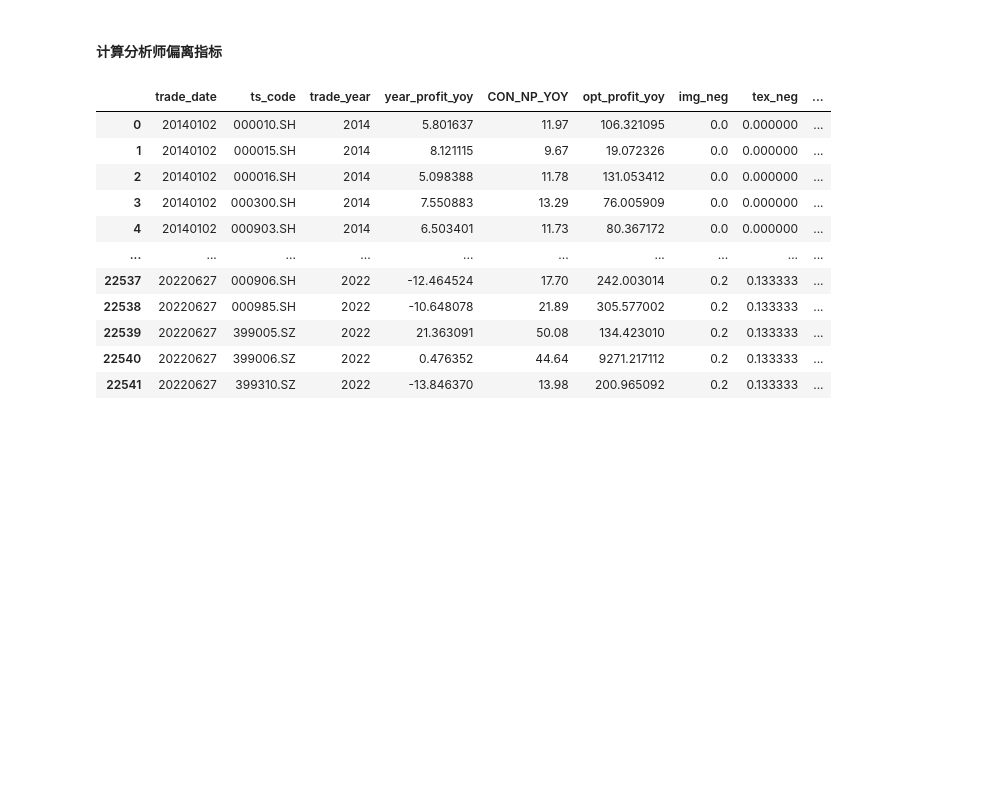
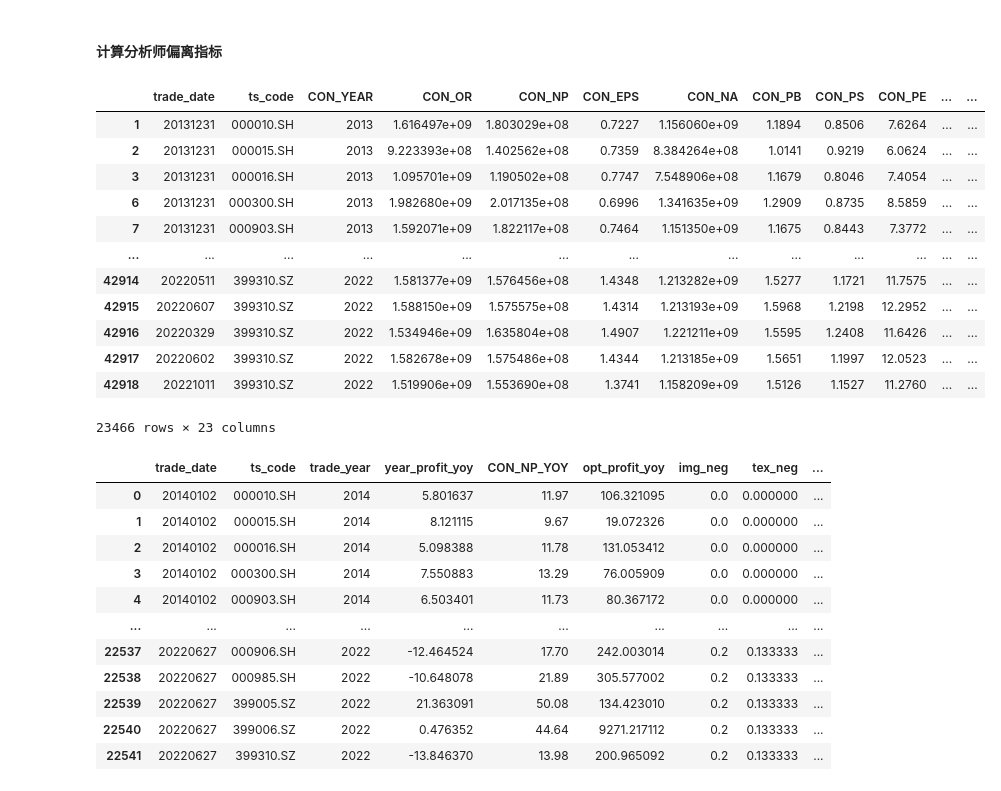
Before and after one commit to Colin-Bao/Investor-Sentiment, a Jupyter notebook: analyzer/IS-Analyst.ipynb, the cells around one changed output. Cells and saved outputs as stored; diff of their text form; code cells hidden in the pictures; blank space fills up the shorter version.

```diff
--- a/analyzer/IS-Analyst.ipynb
+++ b/analyzer/IS-Analyst.ipynb
@@ -142,6 +142,46 @@ data_loader.get_time_series()
 ## 2.多群体视角下的情绪分析
 # %% [markdown]
 #### 计算分析师偏离指标
+# %%
+def merge_profit_con():
+    """
+    合并指数基本面和一致预期
+    :return:
+    """
+    # 用于计算的数据
+
+    df_idx_con = data_loader.get_conidx_panel().reset_index()
+    df_profit = cudf.read_parquet(f'{DATASETS_PATH}IDX_PANEL_PROFIT.parquet').reset_index()
+
+    # 指数基本面板数据计算
+    df_idx_con['trade_year'] = df_idx_con['trade_date'] // 10000
+
+    # 利润数据
+    df_profit = df_profit.groupby(by=['trade_year', 'ts_code'], as_index=False, ).first()
+    df_profit['year_profit_l1'] = df_profit.groupby(by=['ts_code'], as_index=False, sort=True)['year_profit'].shift(1)
+
+    # yoy
+    df_profit['year_profit_yoy'] = 100 * ((df_profit['year_profit'] / df_profit['year_profit_l1']) - 1)
+
+    # 合并
+    return cudf.merge(df_idx_con, df_profit, on=['trade_year', 'ts_code'], how='left', sort=True).dropna(axis=0)
+
+
+merge_profit_con()
+# %% [output]
+|  | trade_date | ts_code | CON_YEAR | CON_OR | CON_NP | CON_EPS | CON_NA | CON_PB | CON_PS | CON_PE | ... | ... |
+| 1 | 20131231 | 000010.SH | 2013 | 1.616497e+09 | 1.803029e+08 | 0.7227 | 1.156060e+09 | 1.1894 | 0.8506 | 7.6264 | ... | ... |
+| 2 | 20131231 | 000015.SH | 2013 | 9.223393e+08 | 1.402562e+08 | 0.7359 | 8.384264e+08 | 1.0141 | 0.9219 | 6.0624 | ... | ... |
+| 3 | 20131231 | 000016.SH | 2013 | 1.095701e+09 | 1.190502e+08 | 0.7747 | 7.548906e+08 | 1.1679 | 0.8046 | 7.4054 | ... | ... |
+| 6 | 20131231 | 000300.SH | 2013 | 1.982680e+09 | 2.017135e+08 | 0.6996 | 1.341635e+09 | 1.2909 | 0.8735 | 8.5859 | ... | ... |
+| 7 | 20131231 | 000903.SH | 2013 | 1.592071e+09 | 1.822117e+08 | 0.7464 | 1.151350e+09 | 1.1675 | 0.8443 | 7.3772 | ... | ... |
+| ... | ... | ... | ... | ... | ... | ... | ... | ... | ... | ... | ... | ... |
+| 42914 | 20220511 | 399310.SZ | 2022 | 1.581377e+09 | 1.576456e+08 | 1.4348 | 1.213282e+09 | 1.5277 | 1.1721 | 11.7575 | ... | ... |
+| 42915 | 20220607 | 399310.SZ | 2022 | 1.588150e+09 | 1.575575e+08 | 1.4314 | 1.213193e+09 | 1.5968 | 1.2198 | 12.2952 | ... | ... |
+| 42916 | 20220329 | 399310.SZ | 2022 | 1.534946e+09 | 1.635804e+08 | 1.4907 | 1.221211e+09 | 1.5595 | 1.2408 | 11.6426 | ... | ... |
+| 42917 | 20220602 | 399310.SZ | 2022 | 1.582678e+09 | 1.575486e+08 | 1.4344 | 1.213185e+09 | 1.5651 | 1.1997 | 12.0523 | ... | ... |
+| 42918 | 20221011 | 399310.SZ | 2022 | 1.519906e+09 | 1.553690e+08 | 1.3741 | 1.158209e+09 | 1.5126 | 1.1527 | 11.2760 | ... | ... |
+23466 rows × 23 columns
 # %%
 def merge_profit_con():
     """
```
Also changed, not shown: parts of 3 cells of this notebook.
